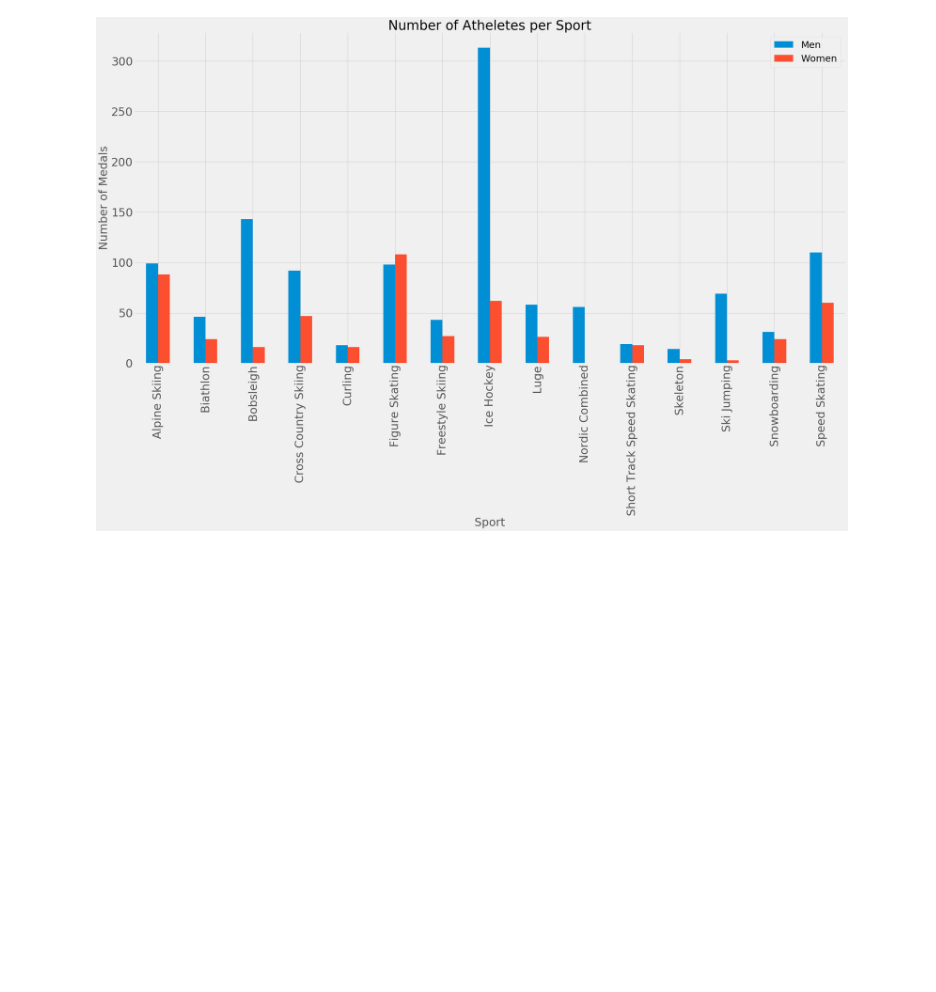
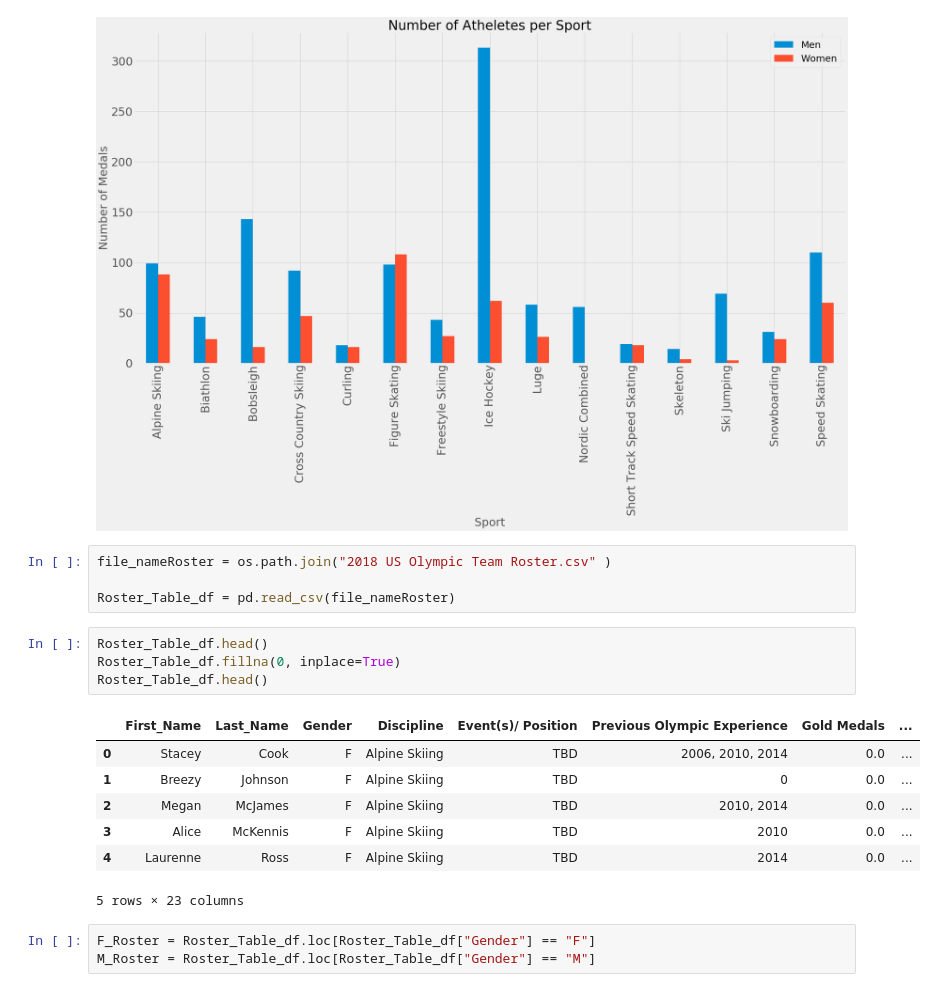
Before and after one commit to dianekvg/bootcamp-project1, a Jupyter notebook: Brenda/Populations and medalist.ipynb, the cells around one changed output. Saved outputs shown, nothing was run; the diff lists cells and outputs as text; blank space fills up the shorter version.

```diff
--- a/Brenda/Populations and medalist.ipynb
+++ b/Brenda/Populations and medalist.ipynb
@@ -536,3 +536,22 @@ plt.savefig("Men and Women Medals per Sport.png", bbox_inches='tight', pad_inche
 plt.show()
 # %% [output]
 [figure]
+# %%
+file_nameRoster = os.path.join("2018 US Olympic Team Roster.csv" )
+
+Roster_Table_df = pd.read_csv(file_nameRoster)
+# %%
+Roster_Table_df.head()
+Roster_Table_df.fillna(0, inplace=True)
+Roster_Table_df.head()
+# %% [output]
+|  | First_Name | Last_Name | Gender | Discipline | Event(s)/ Position | Previous Olympic Experience | Gold Medals | ... |
+| 0 | Stacey | Cook | F | Alpine Skiing | TBD | 2006, 2010, 2014 | 0.0 | ... |
+| 1 | Breezy | Johnson | F | Alpine Skiing | TBD | 0 | 0.0 | ... |
+| 2 | Megan | McJames | F | Alpine Skiing | TBD | 2010, 2014 | 0.0 | ... |
+| 3 | Alice | McKennis | F | Alpine Skiing | TBD | 2010 | 0.0 | ... |
+| 4 | Laurenne | Ross | F | Alpine Skiing | TBD | 2014 | 0.0 | ... |
+5 rows × 23 columns
+# %%
+F_Roster = Roster_Table_df.loc[Roster_Table_df["Gender"] == "F"]
+M_Roster = Roster_Table_df.loc[Roster_Table_df["Gender"] == "M"]
```
Also changed, not shown: parts of 14 cells of this notebook.
